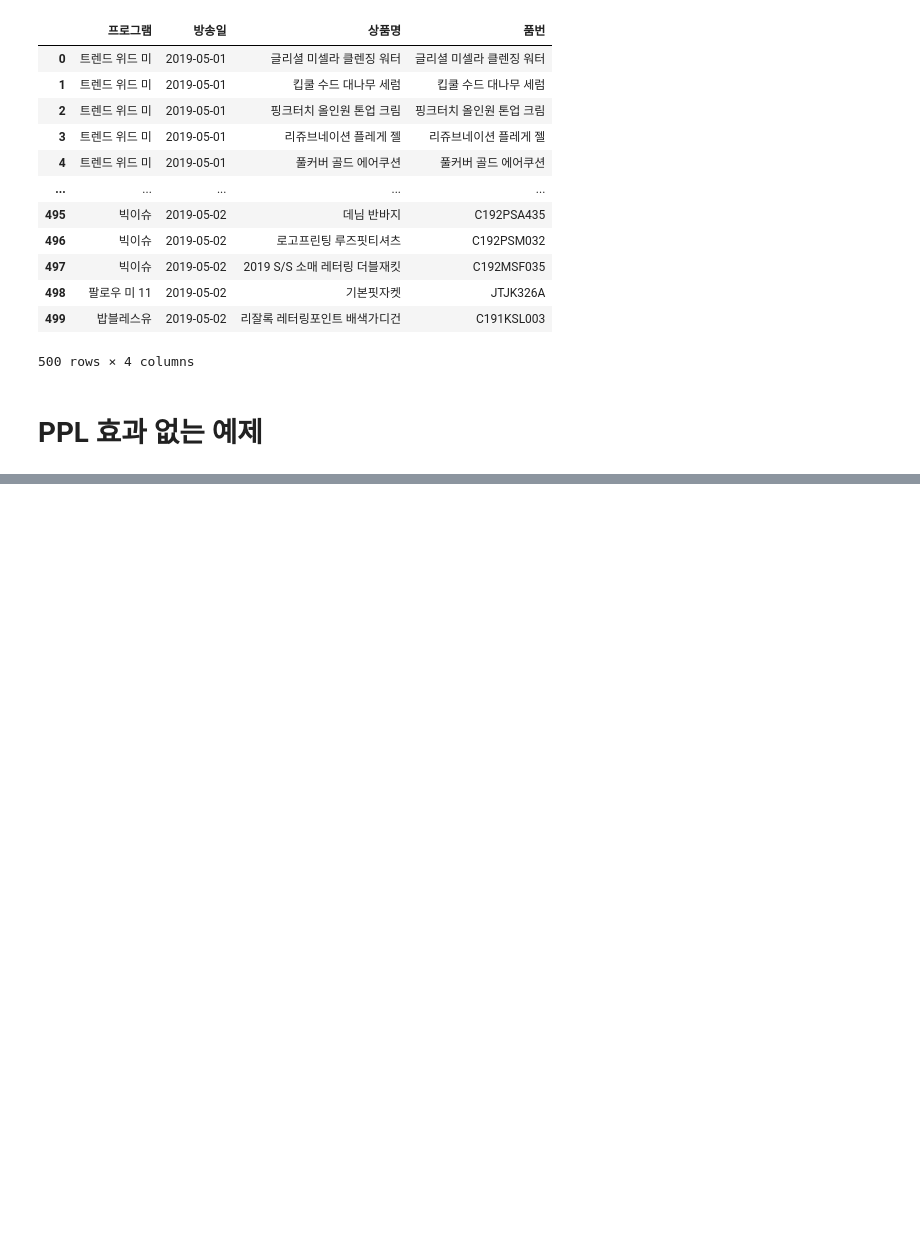
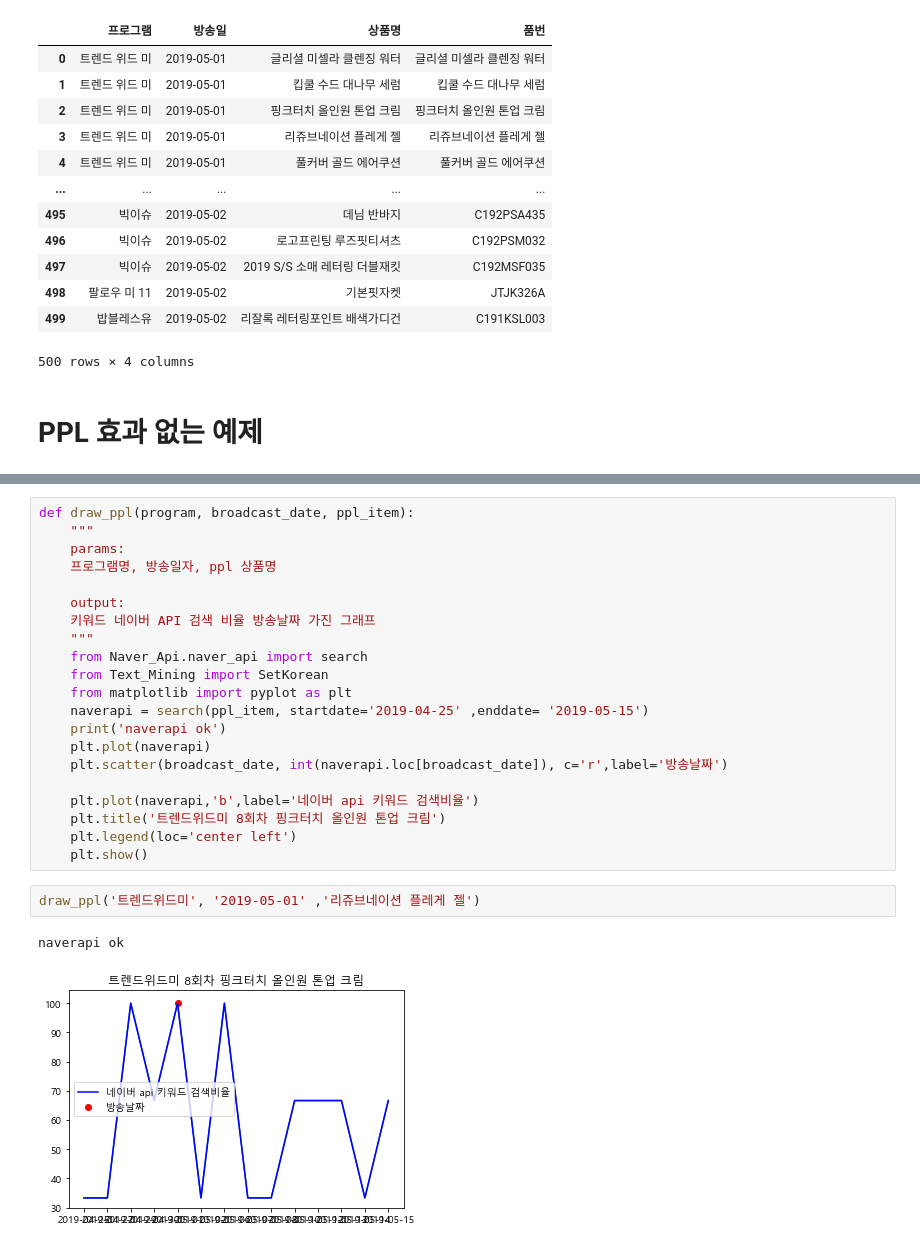
Before and after one commit to kdy7710/Bigdata_Team_Project, a Jupyter notebook: Bigdata_Project/Bigdata_Project/DramaPPl_Tutorial.ipynb, the cells around one changed output, grey strips where cells are left out. Drawn from its saved outputs; the diff is of its cells as text; blank space fills up the shorter version.

```diff
--- a/Bigdata_Project/Bigdata_Project/DramaPPl_Tutorial.ipynb
+++ b/Bigdata_Project/Bigdata_Project/DramaPPl_Tutorial.ipynb
@@ -42,0 +55,26 @@ plt.show()
+# %%
+def draw_ppl(program, broadcast_date, ppl_item):
+    """
+    params:
+    프로그램명, 방송일자, ppl 상품명
+
+    output:
+    키워드 네이버 API 검색 비율 방송날짜 가진 그래프
+    """
+    from Naver_Api.naver_api import search
+    from Text_Mining import SetKorean
+    from matplotlib import pyplot as plt
+    naverapi = search(ppl_item, startdate='2019-04-25' ,enddate= '2019-05-15')
+    print('naverapi ok')
+    plt.plot(naverapi)
+    plt.scatter(broadcast_date, int(naverapi.loc[broadcast_date]), c='r',label='방송날짜')
+
+    plt.plot(naverapi,'b',label='네이버 api 키워드 검색비율')
+    plt.title('트렌드위드미 8회차 핑크터치 올인원 톤업 크림')
+    plt.legend(loc='center left')
+    plt.show()
+# %%
+draw_ppl('트렌드위드미', '2019-05-01' ,'리쥬브네이션 플레게 젤')
+# %% [output]
+naverapi ok
+[figure, added]
```
Also changed, not shown: parts of 6 cells of this notebook, 1 other file.
